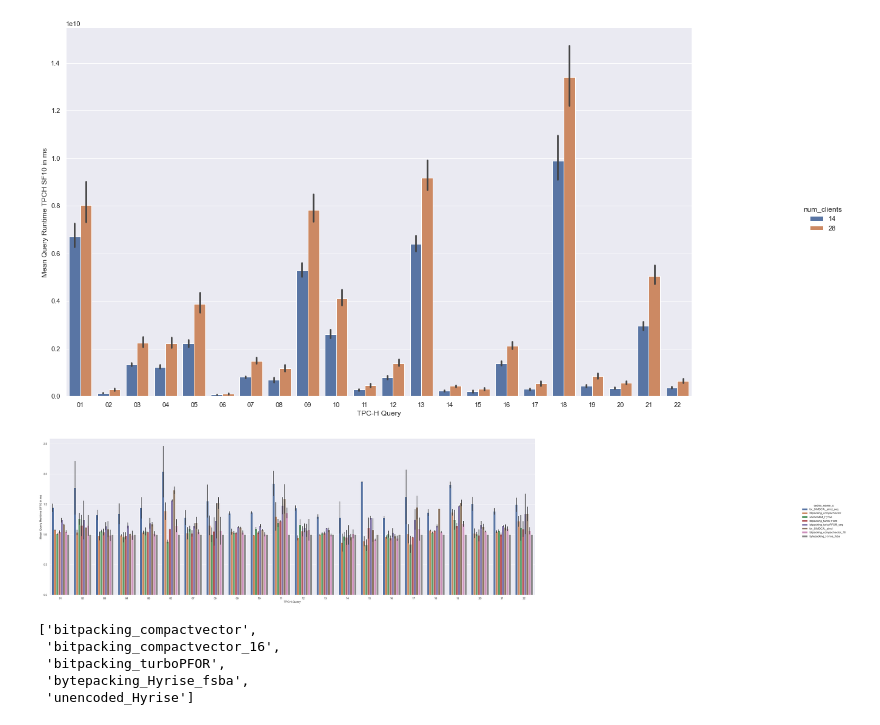
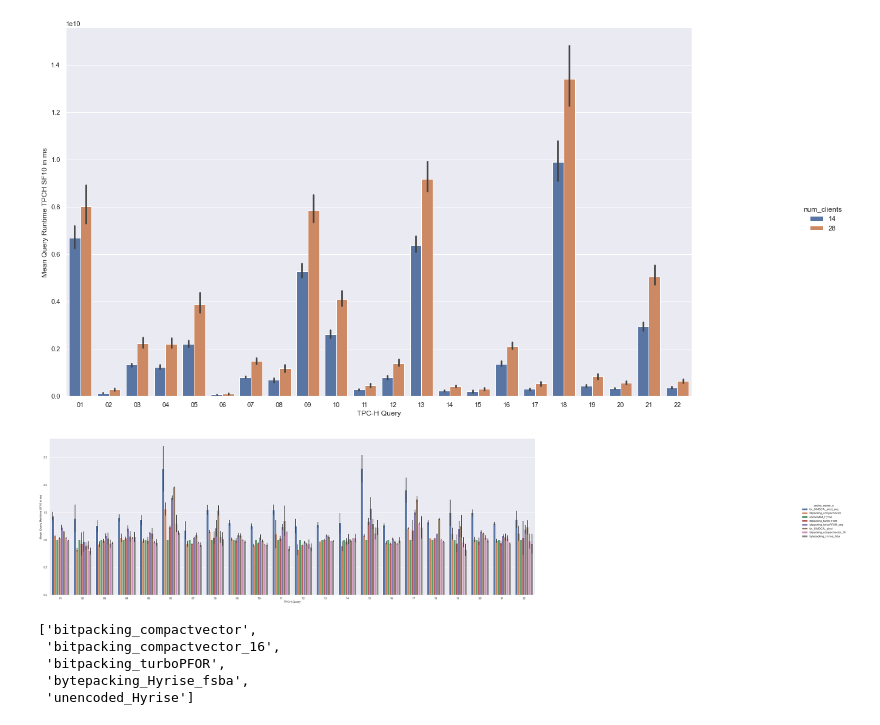
Before and after one commit to linuslh1996/column-compression, a Jupyter notebook: notebooks/CompareTPCHMultithreaded_ColumnCompression.ipynb, the cells around one changed output. Cells and saved outputs as stored; diff of their text form; code cells hidden in the pictures.

```diff
--- a/notebooks/CompareTPCHMultithreaded_ColumnCompression.ipynb
+++ b/notebooks/CompareTPCHMultithreaded_ColumnCompression.ipynb
@@ -121,17 +121,17 @@ plt.savefig(f"visualizations/tpch_multi_compression_low_level_absolute.svg", for
 [figure]
 # %%
 low_level["key"] = low_level["query_name"] + low_level["num_clients"].astype(str)
-default_query_durations = low_level[low_level["codec_name"].str.match(".*fsba.*")]
+default_query_durations = low_level[low_level["codec_name"].str.match(".*unencoded.*")]
 merged = low_level.merge(default_query_durations, how="left", left_on="key", right_on="key")
 merged["duration_percentage"] = merged["avg_duration_x"] / merged["avg_duration_y"]
 filtered = merged # merged[~merged["benchmark_run_name_x"].str.match(".*(fsba|turbopfor_seq).*")]
 plot = sns.catplot(data=filtered, x="query_name_x", y="duration_percentage", kind="bar", hue="codec_name_x")
 plot.set_axis_labels("TPCH-Query", "Mean Query Runtime SF10 in ms")
 plot.fig.set_size_inches(50,10)
 plt.savefig(f"visualizations/tpch_multi_compression_low_level_percentage.svg", format="svg")
 plt.show()
 # %% [output]
-[figure, old version]
+[figure, new version]
 # %%
 codec_names = filtered["codec_name_x"].unique()
 codec_names.sort()
```
Also changed, not shown: parts of 4 cells of this notebook, 2 other files.
